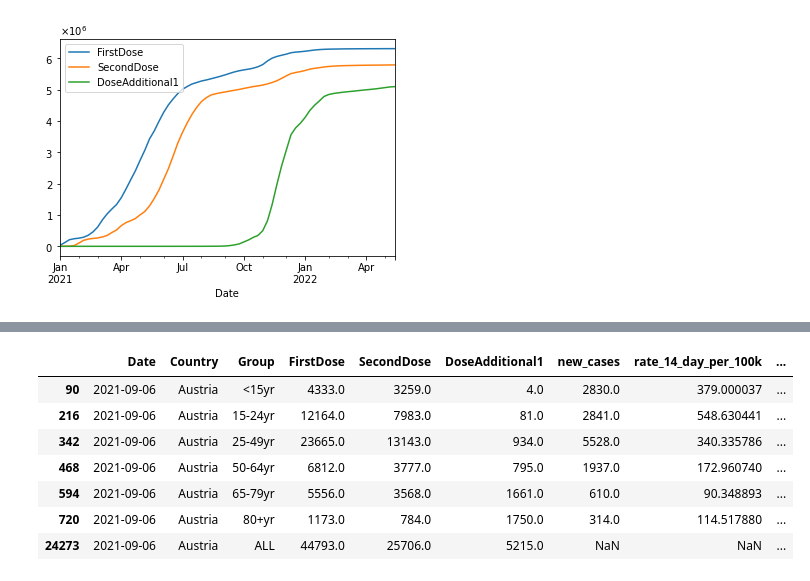
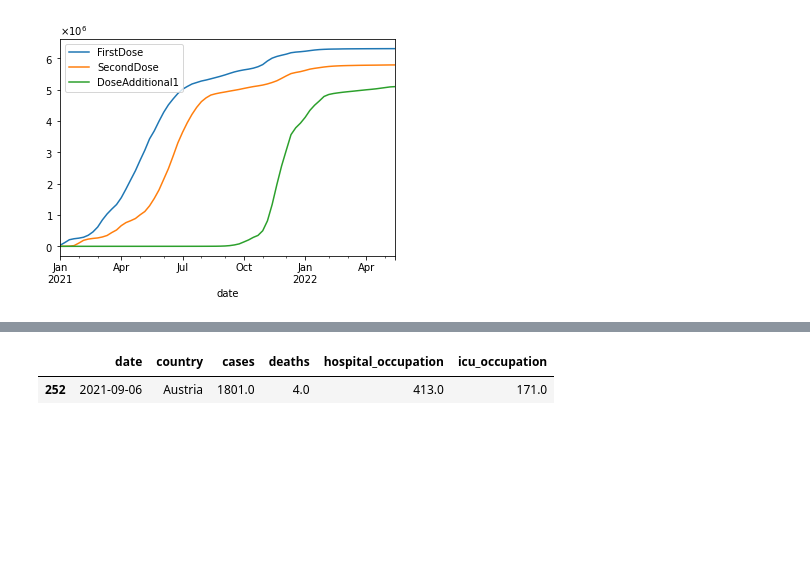
Before and after one commit to ciphersmaug/dst-project, a Jupyter notebook: data_transformation.ipynb, the cells around one changed output, grey strips where cells are left out. Drawn from its saved outputs; the diff is of its cells as text; code cells hidden in the pictures; blank space fills up the shorter version.

```diff
--- a/data_transformation.ipynb
+++ b/data_transformation.ipynb
@@ -387,11 +415,5 @@ weekly_age_group_df = weekly_age_group_df[["Date","Country","Group","FirstDose",
 # %%
-combined_df[(combined_df["Country"]=="Austria") & (combined_df["Date"] == "2021-09-06")]
+combined_df[(combined_df["country"]=="Austria") & (combined_df["date"] == "2021-09-06")]
 # %% [output]
-|  | Date | Country | Group | FirstDose | SecondDose | DoseAdditional1 | new_cases | rate_14_day_per_100k | ... |
-| 90 | 2021-09-06 | Austria | <15yr | 4333.0 | 3259.0 | 4.0 | 2830.0 | 379.000037 | ... |
-| 216 | 2021-09-06 | Austria | 15-24yr | 12164.0 | 7983.0 | 81.0 | 2841.0 | 548.630441 | ... |
-| 342 | 2021-09-06 | Austria | 25-49yr | 23665.0 | 13143.0 | 934.0 | 5528.0 | 340.335786 | ... |
-| 468 | 2021-09-06 | Austria | 50-64yr | 6812.0 | 3777.0 | 795.0 | 1937.0 | 172.960740 | ... |
-| 594 | 2021-09-06 | Austria | 65-79yr | 5556.0 | 3568.0 | 1661.0 | 610.0 | 90.348893 | ... |
-| 720 | 2021-09-06 | Austria | 80+yr | 1173.0 | 784.0 | 1750.0 | 314.0 | 114.517880 | ... |
-| 24273 | 2021-09-06 | Austria | ALL | 44793.0 | 25706.0 | 5215.0 | NaN | NaN | ... |
+|  | date | country | cases | deaths | hospital_occupation | icu_occupation |
+| 252 | 2021-09-06 | Austria | 1801.0 | 4.0 | 413.0 | 171.0 |
```
Also changed, not shown: parts of 11 cells of this notebook.
